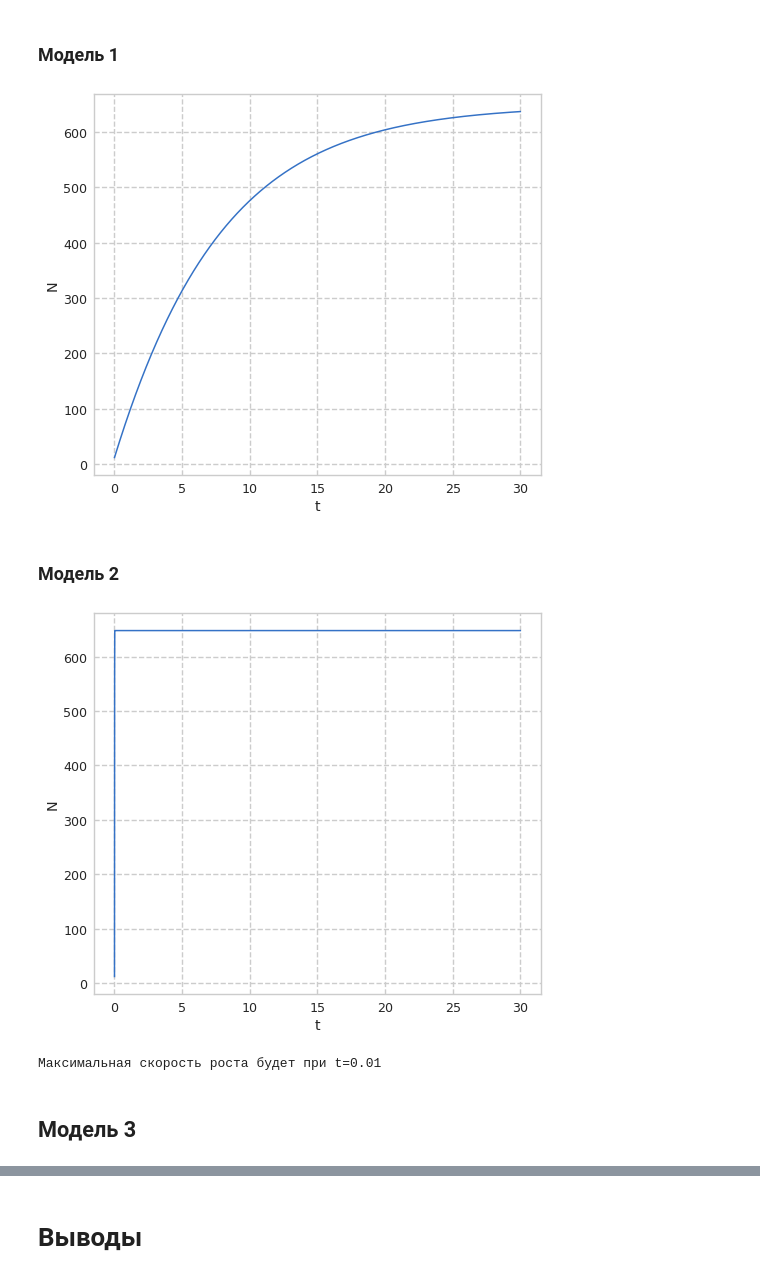
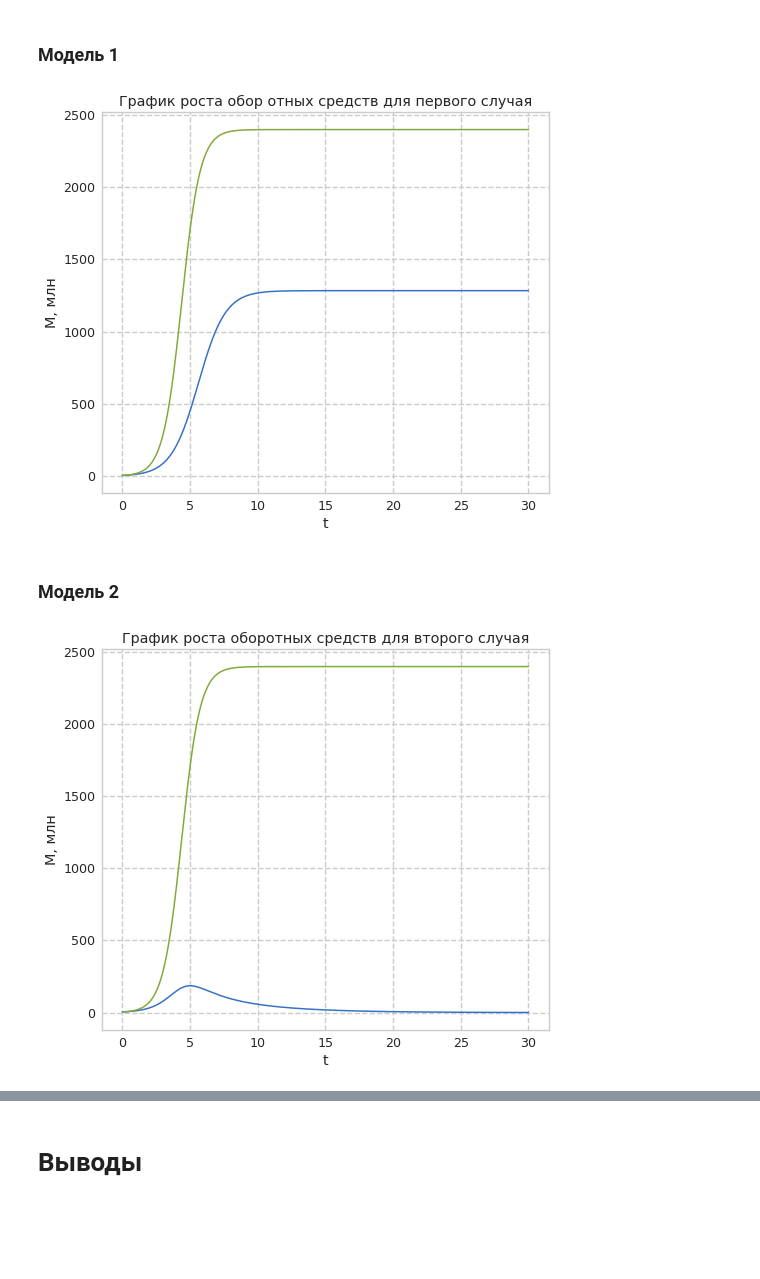
Before and after one commit to vvdoborschuk/math-modelling, a Jupyter notebook: lab08/conquer.ipynb, the cells around one changed output, grey strips where cells are left out. Saved outputs shown, nothing was run; the diff lists cells and outputs as text; code cells hidden in the pictures; blank space fills up the shorter version.

```diff
--- a/lab08/conquer.ipynb
+++ b/lab08/conquer.ipynb
@@ -120,51 +154,39 @@ t = np.arange(0, 30, 0.01)
 # %% [markdown]
 Объявим необходимые функции, исходя из данной нам информации в теоретической справке.
 # %%
-def XD(x,t):
-    xd = (k(t) + p(t)*x)*(N-x)
-    return xd
+def dx_f(x,t):
+    dx1 = x[0] - (a1/c1)*x[0]**2 - (b/c1)*x[0]*x[1]
+    dx2 = (c2/c1)*x[1] - (a2/c1)*x[1]**2 - (b/c1)*x[0]*x[1]
+    return [dx1, dx2]
+
+def dx_s(x,t):
+    dx1 = x[0] - (a1/c1)*x[0]**2 - (b/c1 + 0.0005)*x[0]*x[1]
+    dx2 = (c2/c1)*x[1] - (a2/c1)*x[1]**2 - (b/c1)*x[0]*x[1]
+    return [dx1, dx2]
 # %% [markdown]
 Заложим в переменные решения для наших СДУ с помощью функции `odeint` модуля `scipy.integrate`.
 # %%
-x = odeint(XD, N0, t)
+y1 = odeint(dx_f, x0, t)
+y2 = odeint(dx_s, x0, t)
 # %% [markdown]
 ## Построение графиков для модели
 # %% [markdown]
 ### Модель 1
 # %%
-plt.plot(t, x)
-plt.ylabel('N')
+plt.plot(t, y1)
+plt.ylabel('M, млн')
 plt.xlabel('t')
+plt.title('График роста обор отных средств для первого случая')
 plt.show()
 # %% [output]
-[figure, old version]
+[figure, new version]
 # %% [markdown]
 ### Модель 2
 # %%
-def k(t):
-    return 0.000095
-
-def p(t):
-    return 0.92
-
-x = odeint(XD, N0, t)
-
-plt.plot(t, x)
-plt.ylabel('N')
+plt.plot(t, y2)
+plt.ylabel('M, млн')
 plt.xlabel('t')
+plt.title('График роста оборотных средств для второго случая')
 plt.show()
 # %% [output]
-[figure, old version]
+[figure, new version]
-# %%
-diff = 0
-ind = -1
-for i in range(1, len(x[:,0])):
-    if (x[i][0] - x[i-1][0]) > diff:
-        diff = x[i][0] - x[i-1][0]
-        ind = i
-
-print('Максимальная скорость роста будет при t=' +str(t[ind]))
-# %% [output]
-Максимальная скорость роста будет при t=0.01
-# %% [markdown]
-## Модель 3
```
Also changed, not shown: parts of 5 cells of this notebook, 16 other files.
